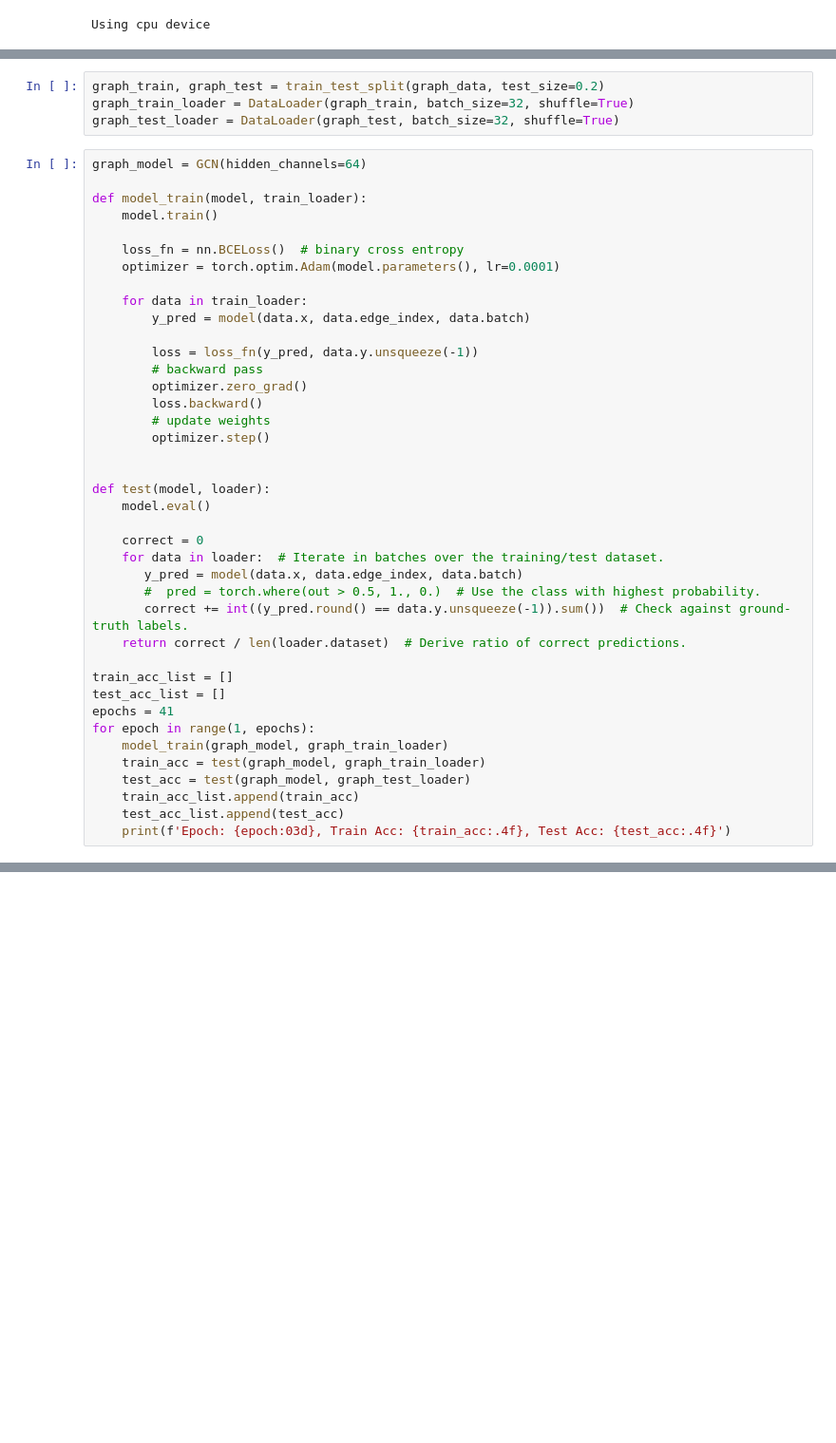
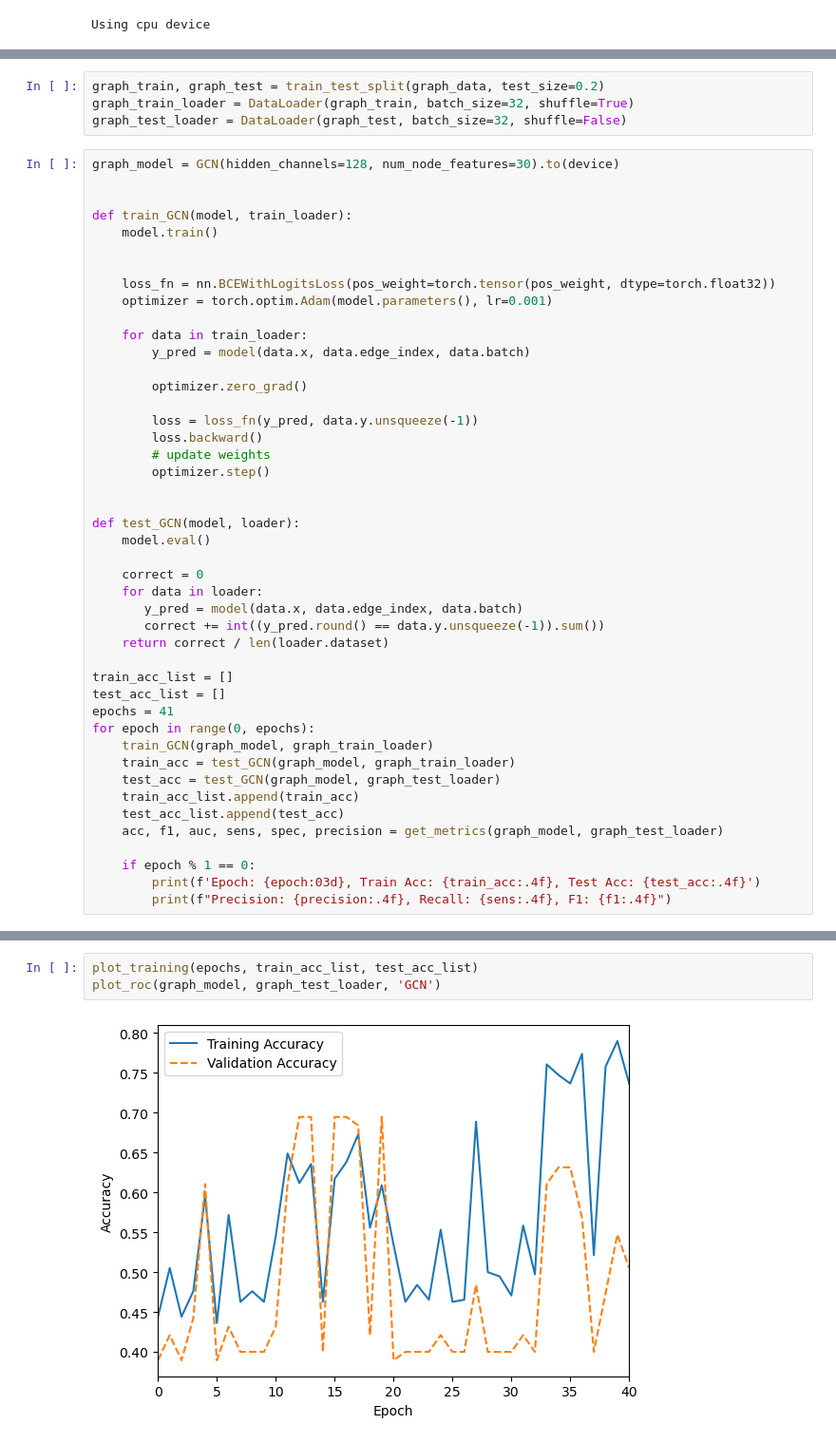
Before and after one commit to GiebatG/Psychosis-classification-with-rsfMRI, a Jupyter notebook: Project.ipynb, the cells around one changed output, grey strips where cells are left out. Shown: that part at 95% size. Saved outputs shown, nothing was run; the diff lists cells and outputs as text; blank space fills up the shorter version.

```diff
--- a/Project.ipynb
+++ b/Project.ipynb
@@ -332,45 +462,50 @@ GCN(
 # %%
 graph_train, graph_test = train_test_split(graph_data, test_size=0.2)
 graph_train_loader = DataLoader(graph_train, batch_size=32, shuffle=True)
-graph_test_loader = DataLoader(graph_test, batch_size=32, shuffle=True)
+graph_test_loader = DataLoader(graph_test, batch_size=32, shuffle=False)
 # %%
-graph_model = GCN(hidden_channels=64)
+graph_model = GCN(hidden_channels=128, num_node_features=30).to(device)
 
-def model_train(model, train_loader):
+
+def train_GCN(model, train_loader):
     model.train()
 
-    loss_fn = nn.BCELoss()  # binary cross entropy
-    optimizer = torch.optim.Adam(model.parameters(), lr=0.0001)
+
+    loss_fn = nn.BCEWithLogitsLoss(pos_weight=torch.tensor(pos_weight, dtype=torch.float32))
+    optimizer = torch.optim.Adam(model.parameters(), lr=0.001)
 
     for data in train_loader:
         y_pred = model(data.x, data.edge_index, data.batch)
 
+        optimizer.zero_grad()
+
         loss = loss_fn(y_pred, data.y.unsqueeze(-1))
-        # backward pass
-        optimizer.zero_grad()
         loss.backward()
         # update weights
         optimizer.step()
 
 
-def test(model, loader):
+def test_GCN(model, loader):
     model.eval()
 
     correct = 0
-    for data in loader:  # Iterate in batches over the training/test dataset.
+    for data in loader:
        y_pred = model(data.x, data.edge_index, data.batch)
-       #  pred = torch.where(out > 0.5, 1., 0.)  # Use the class with highest probability.
-       correct += int((y_pred.round() == data.y.unsqueeze(-1)).sum())  # Check against ground-truth labels.
-    return correct / len(loader.dataset)  # Derive ratio of correct predictions.
+       correct += int((y_pred.round() == data.y.unsqueeze(-1)).sum())
+    return correct / len(loader.dataset)
 
 train_acc_list = []
 test_acc_list = []
 epochs = 41
-for epoch in range(1, epochs):
-    model_train(graph_model, graph_train_loader)
-    train_acc = test(graph_model, graph_train_loader)
-    test_acc = test(graph_model, graph_test_loader)
+for epoch in range(0, epochs):
+    train_GCN(graph_model, graph_train_loader)
+    train_acc = test_GCN(graph_model, graph_train_loader)
+    test_acc = test_GCN(graph_model, graph_test_loader)
     train_acc_list.append(train_acc)
     test_acc_list.append(test_acc)
-    print(f'Epoch: {epoch:03d}, Train Acc: {train_acc:.4f}, Test Acc: {test_acc:.4f}')
+    acc, f1, auc, sens, spec, precision = get_metrics(graph_model, graph_test_loader)
+
+    if epoch % 1 == 0:
+        print(f'Epoch: {epoch:03d}, Train Acc: {train_acc:.4f}, Test Acc: {test_acc:.4f}')
+        print(f"Precision: {precision:.4f}, Recall: {sens:.4f}, F1: {f1:.4f}")
 # %% [output]
@@ -500,0 +529,5 @@ NameError: name 'dl' is not defined
+# %%
+plot_training(epochs, train_acc_list, test_acc_list)
+plot_roc(graph_model, graph_test_loader, 'GCN')
+# %% [output]
+[figure, added]
```
Also changed, not shown: parts of 28 cells of this notebook, 1 other file.
